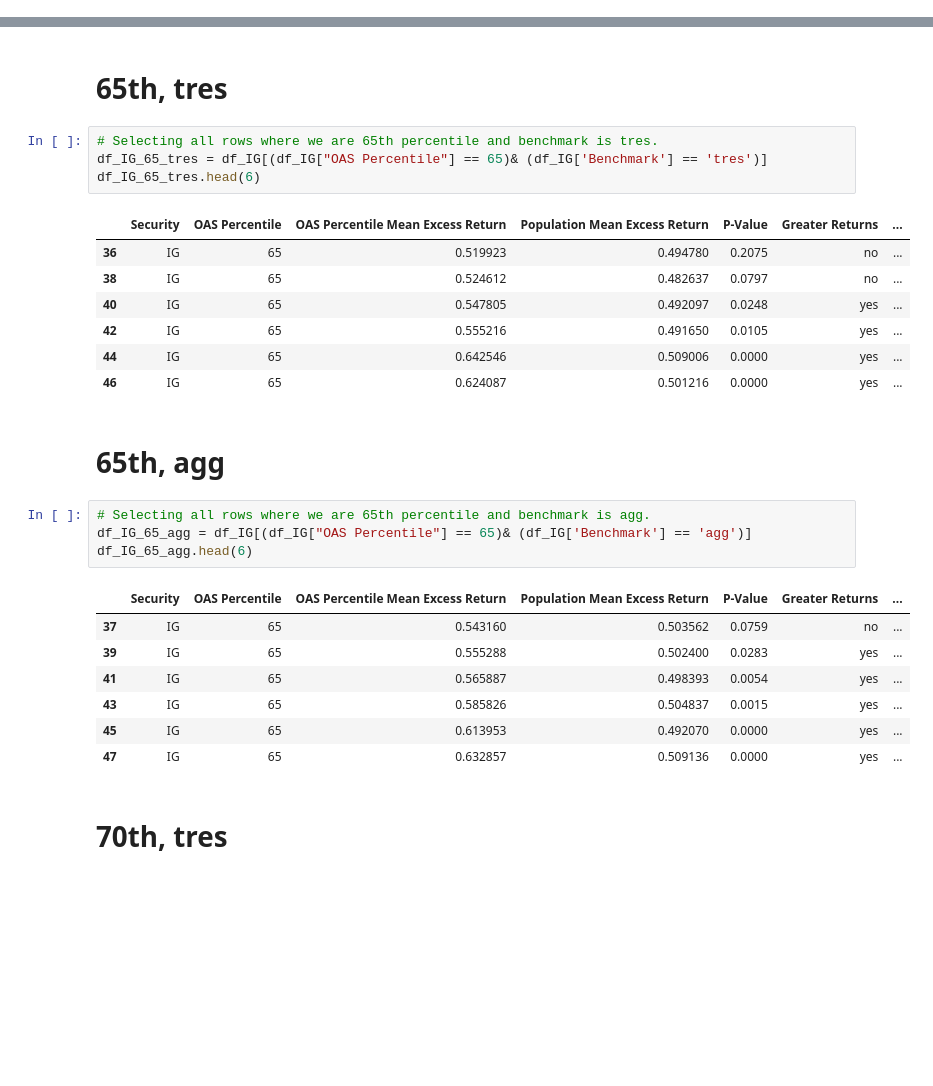
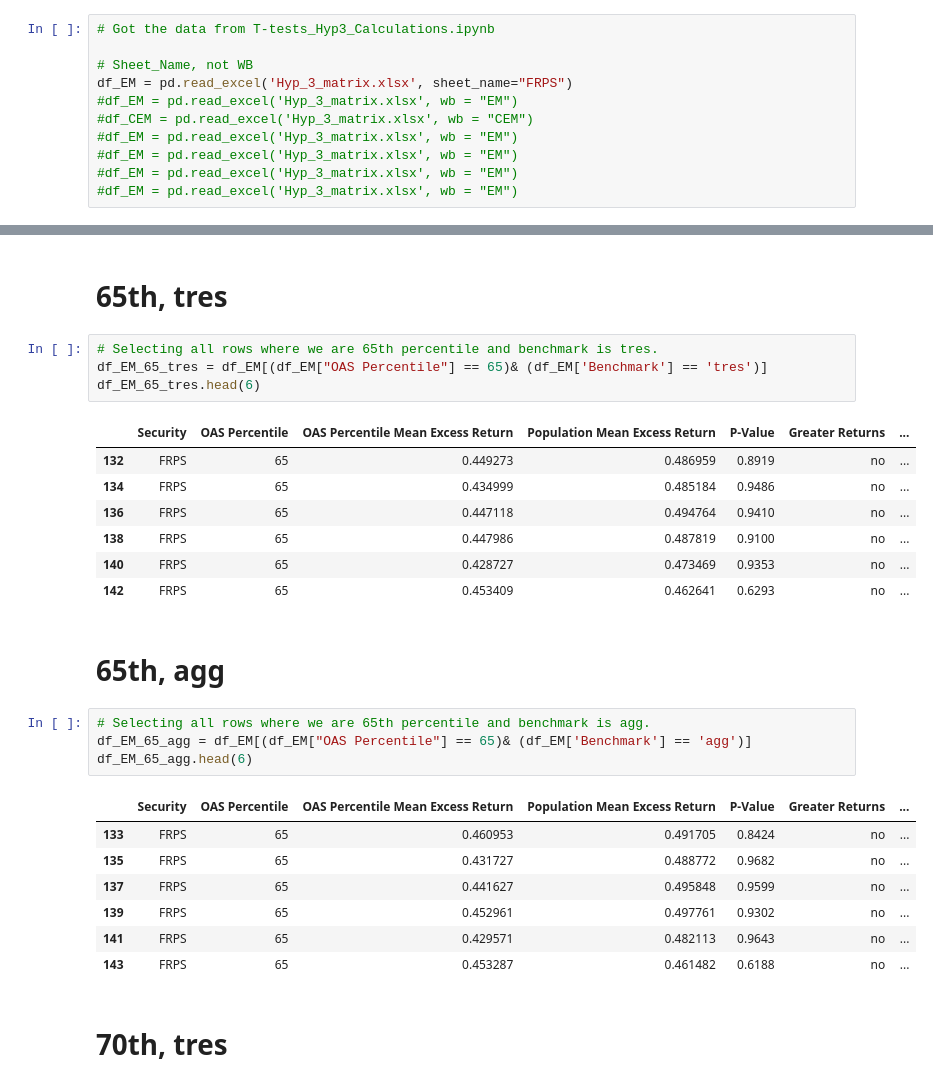
Before and after one commit to valazeinali/BoydWatterson, a Jupyter notebook: BoydWatterson/T-Test Analysis/P-Value And Excess Return Maker.ipynb, the cells around one changed output, grey strips where cells are left out. Drawn from its saved outputs; the diff is of its cells as text; blank space fills up the shorter version.

```diff
--- a/BoydWatterson/T-Test Analysis/P-Value And Excess Return Maker.ipynb
+++ b/BoydWatterson/T-Test Analysis/P-Value And Excess Return Maker.ipynb
@@ -126,0 +18,11 @@ fig.show()
+# %%
+# Got the data from T-tests_Hyp3_Calculations.ipynb
+
+# Sheet_Name, not WB
+df_EM = pd.read_excel('Hyp_3_matrix.xlsx', sheet_name="FRPS")
+#df_EM = pd.read_excel('Hyp_3_matrix.xlsx', wb = "EM")
+#df_CEM = pd.read_excel('Hyp_3_matrix.xlsx', wb = "CEM")
+#df_EM = pd.read_excel('Hyp_3_matrix.xlsx', wb = "EM")
+#df_EM = pd.read_excel('Hyp_3_matrix.xlsx', wb = "EM")
+#df_EM = pd.read_excel('Hyp_3_matrix.xlsx', wb = "EM")
+#df_EM = pd.read_excel('Hyp_3_matrix.xlsx', wb = "EM")
@@ -184,30 +408,30 @@ df_IG_60_agg.head(6)
 # 65th, tres
 # %%
 # Selecting all rows where we are 65th percentile and benchmark is tres.
-df_IG_65_tres = df_IG[(df_IG["OAS Percentile"] == 65)& (df_IG['Benchmark'] == 'tres')]
-df_IG_65_tres.head(6)
+df_EM_65_tres = df_EM[(df_EM["OAS Percentile"] == 65)& (df_EM['Benchmark'] == 'tres')]
+df_EM_65_tres.head(6)
 # %% [output]
 |  | Security | OAS Percentile | OAS Percentile Mean Excess Return | Population Mean Excess Return | P-Value | Greater Returns | ... |
-| 36 | IG | 65 | 0.519923 | 0.494780 | 0.2075 | no | ... |
-| 38 | IG | 65 | 0.524612 | 0.482637 | 0.0797 | no | ... |
-| 40 | IG | 65 | 0.547805 | 0.492097 | 0.0248 | yes | ... |
-| 42 | IG | 65 | 0.555216 | 0.491650 | 0.0105 | yes | ... |
-| 44 | IG | 65 | 0.642546 | 0.509006 | 0.0000 | yes | ... |
-| 46 | IG | 65 | 0.624087 | 0.501216 | 0.0000 | yes | ... |
+| 132 | FRPS | 65 | 0.449273 | 0.486959 | 0.8919 | no | ... |
+| 134 | FRPS | 65 | 0.434999 | 0.485184 | 0.9486 | no | ... |
+| 136 | FRPS | 65 | 0.447118 | 0.494764 | 0.9410 | no | ... |
+| 138 | FRPS | 65 | 0.447986 | 0.487819 | 0.9100 | no | ... |
+| 140 | FRPS | 65 | 0.428727 | 0.473469 | 0.9353 | no | ... |
+| 142 | FRPS | 65 | 0.453409 | 0.462641 | 0.6293 | no | ... |
 # %% [markdown]
 # 65th, agg
 # %%
 # Selecting all rows where we are 65th percentile and benchmark is agg.
-df_IG_65_agg = df_IG[(df_IG["OAS Percentile"] == 65)& (df_IG['Benchmark'] == 'agg')]
-df_IG_65_agg.head(6)
+df_EM_65_agg = df_EM[(df_EM["OAS Percentile"] == 65)& (df_EM['Benchmark'] == 'agg')]
+df_EM_65_agg.head(6)
 # %% [output]
 |  | Security | OAS Percentile | OAS Percentile Mean Excess Return | Population Mean Excess Return | P-Value | Greater Returns | ... |
-| 37 | IG | 65 | 0.543160 | 0.503562 | 0.0759 | no | ... |
-| 39 | IG | 65 | 0.555288 | 0.502400 | 0.0283 | yes | ... |
-| 41 | IG | 65 | 0.565887 | 0.498393 | 0.0054 | yes | ... |
-| 43 | IG | 65 | 0.585826 | 0.504837 | 0.0015 | yes | ... |
-| 45 | IG | 65 | 0.613953 | 0.492070 | 0.0000 | yes | ... |
-| 47 | IG | 65 | 0.632857 | 0.509136 | 0.0000 | yes | ... |
+| 133 | FRPS | 65 | 0.460953 | 0.491705 | 0.8424 | no | ... |
+| 135 | FRPS | 65 | 0.431727 | 0.488772 | 0.9682 | no | ... |
+| 137 | FRPS | 65 | 0.441627 | 0.495848 | 0.9599 | no | ... |
+| 139 | FRPS | 65 | 0.452961 | 0.497761 | 0.9302 | no | ... |
+| 141 | FRPS | 65 | 0.429571 | 0.482113 | 0.9643 | no | ... |
+| 143 | FRPS | 65 | 0.453287 | 0.461482 | 0.6188 | no | ... |
 # %% [markdown]
 # 70th, tres
 # %%
```
Also changed, not shown: parts of 96 cells of this notebook.
